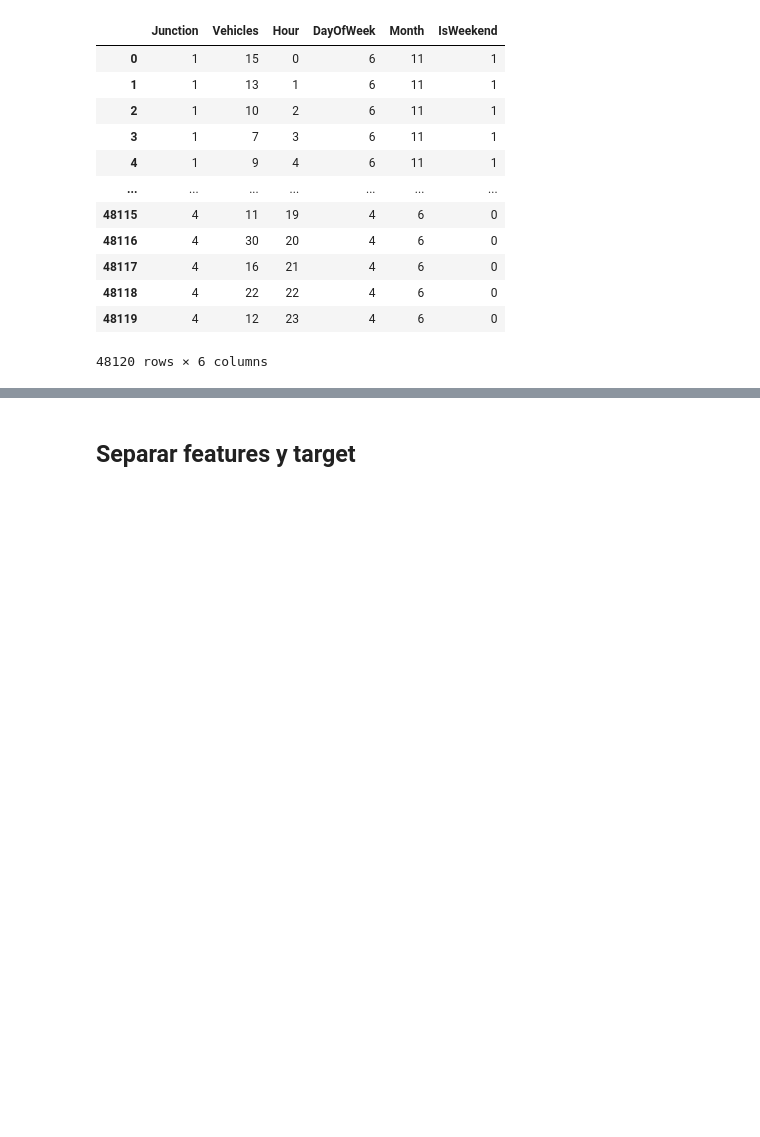
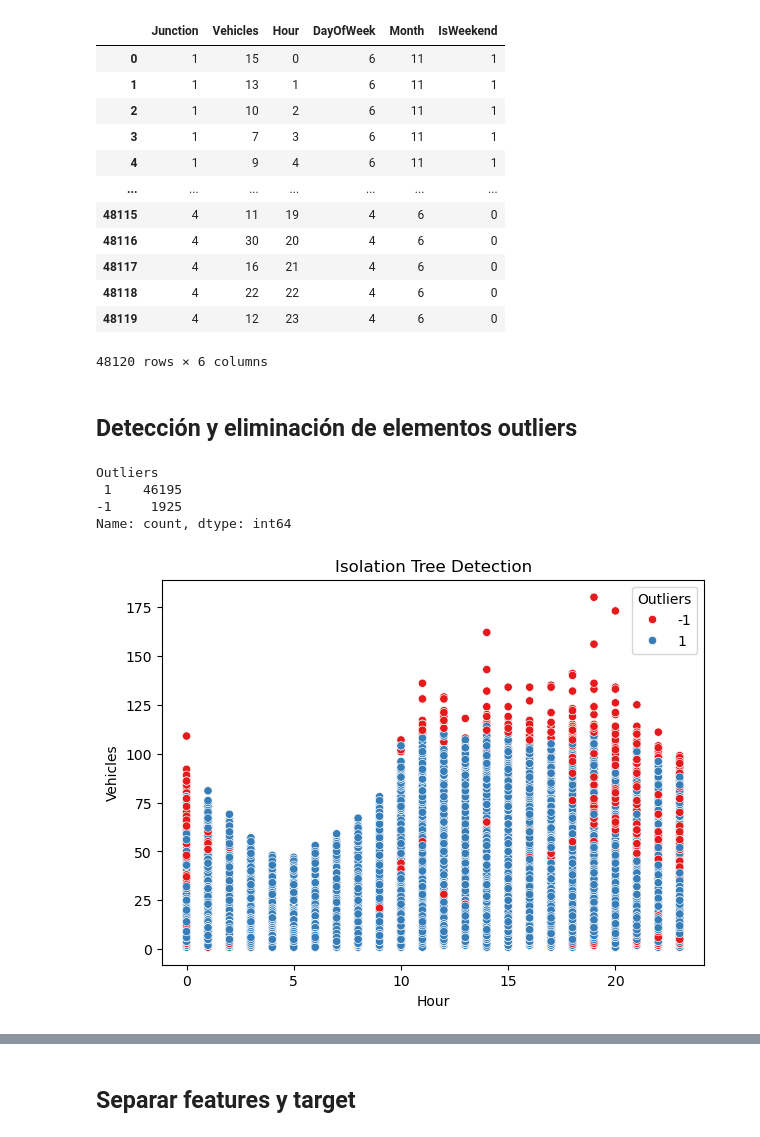
Before and after one commit to nicocaliman/PROYECTO-FINAL-SI, a Jupyter notebook: proyecto_final.ipynb, the cells around one changed output, grey strips where cells are left out. Saved outputs shown, nothing was run; the diff lists cells and outputs as text; code cells hidden in the pictures; blank space fills up the shorter version.

```diff
--- a/proyecto_final.ipynb
+++ b/proyecto_final.ipynb
@@ -130,3 +130,37 @@ df
 | 48118 | 4 | 22 | 22 | 4 | 6 | 0 |
 | 48119 | 4 | 12 | 23 | 4 | 6 | 0 |
 48120 rows × 6 columns
+# %% [markdown]
+<h2>Detección y eliminación de elementos outliers</h2>
+# %%
+import matplotlib.pyplot as plt
+import seaborn as sns
+from sklearn.ensemble import IsolationForest
+
+iso = IsolationForest(contamination=0.04, random_state=1234)
+y_pred_iso = iso.fit_predict(df)
+
+df["Outliers"] = y_pred_iso
+print(df["Outliers"].value_counts())
+
+from sklearn.neighbors import LocalOutlierFactor
+
+'''raiz = int(np.round(np.sqrt(df.shape[0]))) # Usada para la K en el KNN de LOF
+print('Raiz: ' + str(raiz))
+lof = LocalOutlierFactor(n_neighbors=raiz, contamination=0.03)
+y_pred_lof = lof.fit_predict(df)
+
+df["Outliers"] = y_pred_lof
+print(df["Outliers"].value_counts())'''
+
+plt.figure(figsize=(7, 5))
+sns.scatterplot(x="Hour", y="Vehicles", data=df,
+                hue="Outliers", palette='Set1')
+plt.title("Isolation Tree Detection")
+plt.show()
+# %% [output]
+Outliers
+ 1    46195
+-1     1925
+Name: count, dtype: int64
+[figure, added]
```
Also changed, not shown: parts of 24 cells of this notebook, 2 other files.
